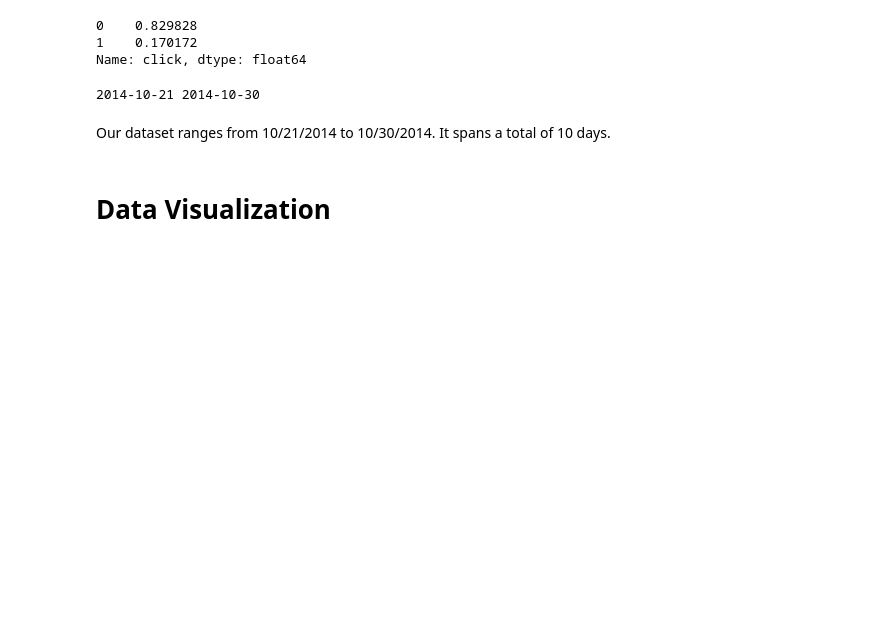
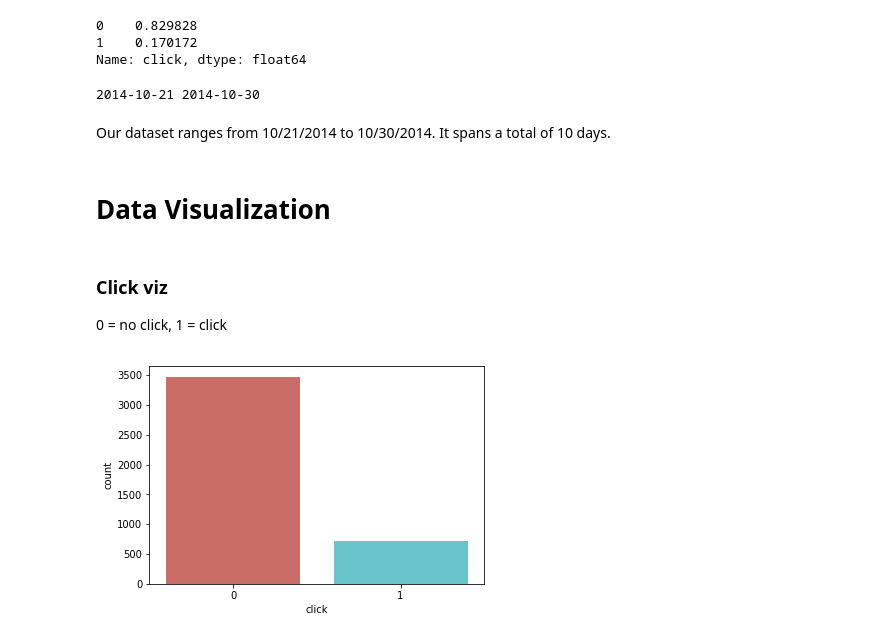
Before and after one commit to kanalyzers/ad_optimization, a Jupyter notebook: notebooks/random_forest.ipynb, the cells around one changed output. Drawn from its saved outputs; the diff is of its cells as text; code cells hidden in the pictures; blank space fills up the shorter version.

```diff
--- a/notebooks/random_forest.ipynb
+++ b/notebooks/random_forest.ipynb
@@ -357,4 +365,15 @@ print(df_tmp['date'].min(), df_tmp['date'].max())
 Our dataset ranges from 10/21/2014 to 10/30/2014. It spans a total of 10 days.
 # %% [markdown]
 # Data Visualization
+# %% [markdown]
+### Click viz
+0 = no click, 1 = click
+# %%
+import seaborn as sns
+import matplotlib.pyplot as plt
+
+sns.countplot(x='click',data=df_tmp, palette='hls')
+plt.show();
+# %% [output]
+[figure, added]
 # %%
```
Also changed, not shown: parts of 6 cells of this notebook.
